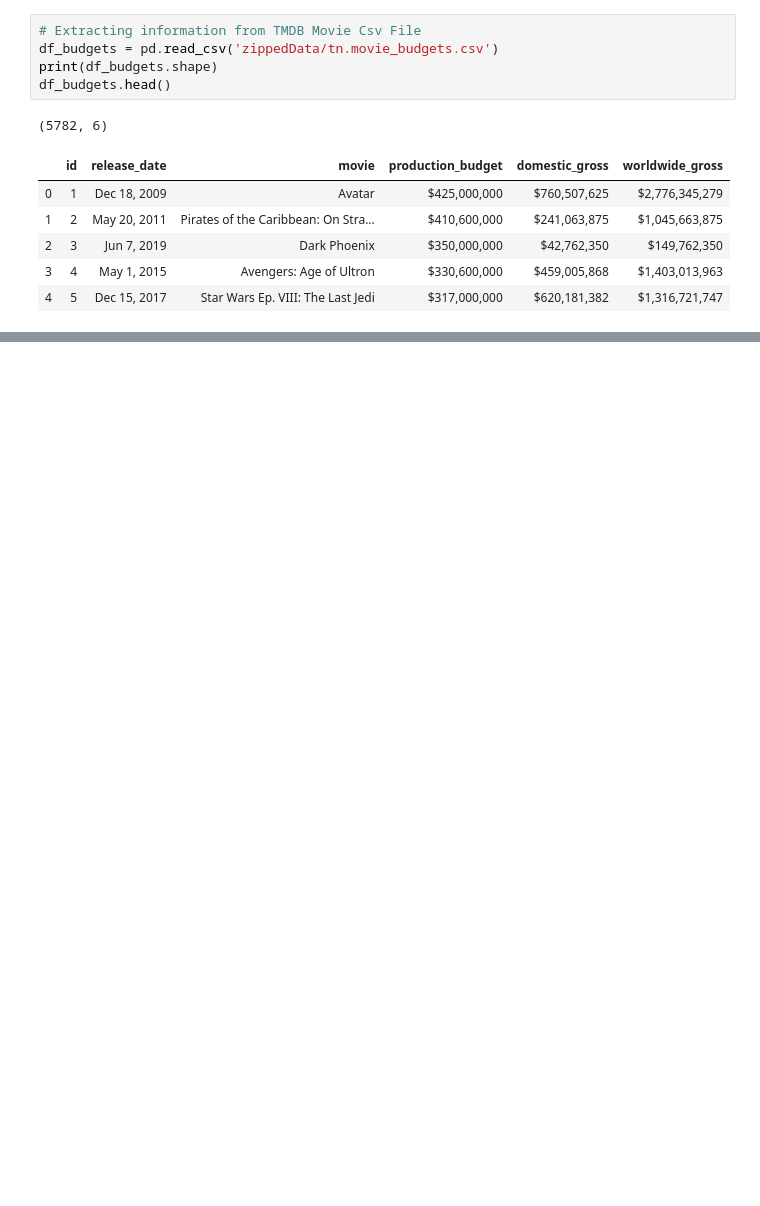
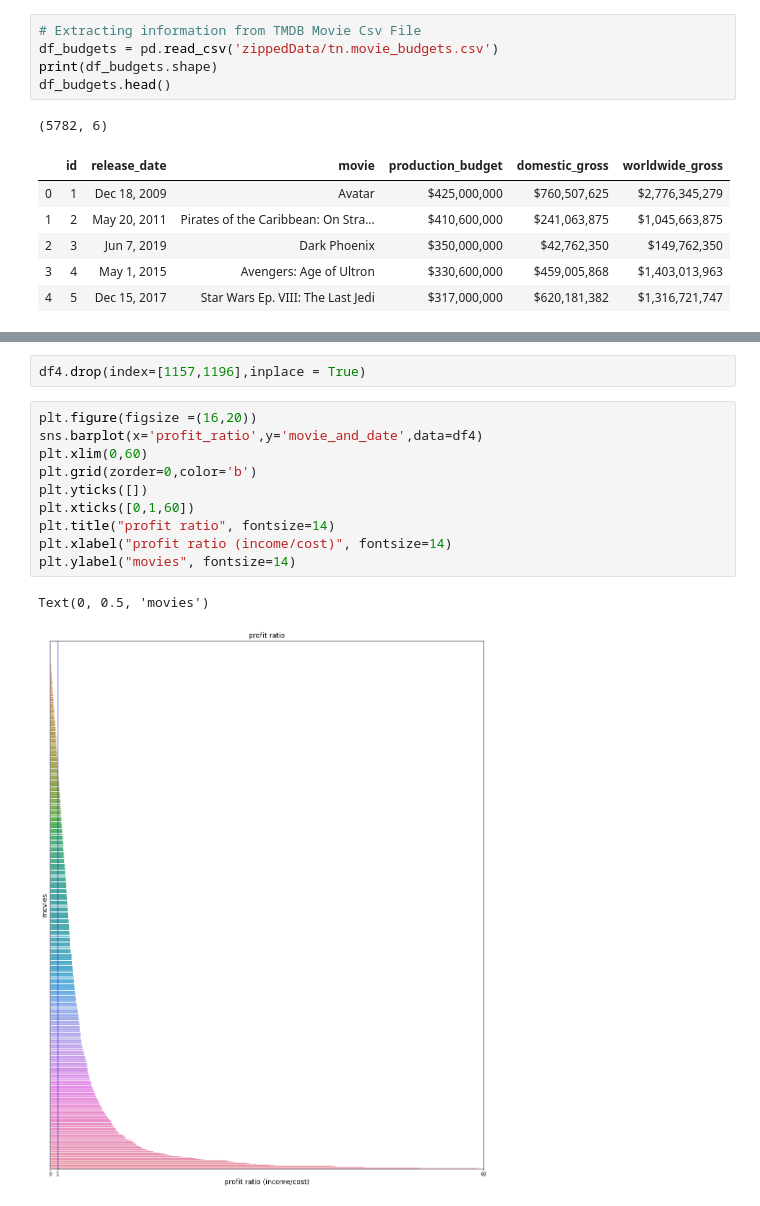
Before and after one commit to KanwalArora029/dsc-mod-1-project-v2-1-online-ds-pt-120919, a Jupyter notebook: student.ipynb, the cells around one changed output, grey strips where cells are left out. Saved outputs shown, nothing was run; the diff lists cells and outputs as text; blank space fills up the shorter version.

```diff
--- a/student.ipynb
+++ b/student.ipynb
@@ -166,0 +598,15 @@ df_budgets.head()
+# %%
+df4.drop(index=[1157,1196],inplace = True)
+# %%
+plt.figure(figsize =(16,20))
+sns.barplot(x='profit_ratio',y='movie_and_date',data=df4)
+plt.xlim(0,60)
+plt.grid(zorder=0,color='b')
+plt.yticks([])
+plt.xticks([0,1,60])
+plt.title("profit ratio", fontsize=14)
+plt.xlabel("profit ratio (income/cost)", fontsize=14)
+plt.ylabel("movies", fontsize=14)
+# %% [output]
+Text(0, 0.5, 'movies')
+[figure, added]
```
Also changed, not shown: parts of 68 cells of this notebook, 2 other files.
